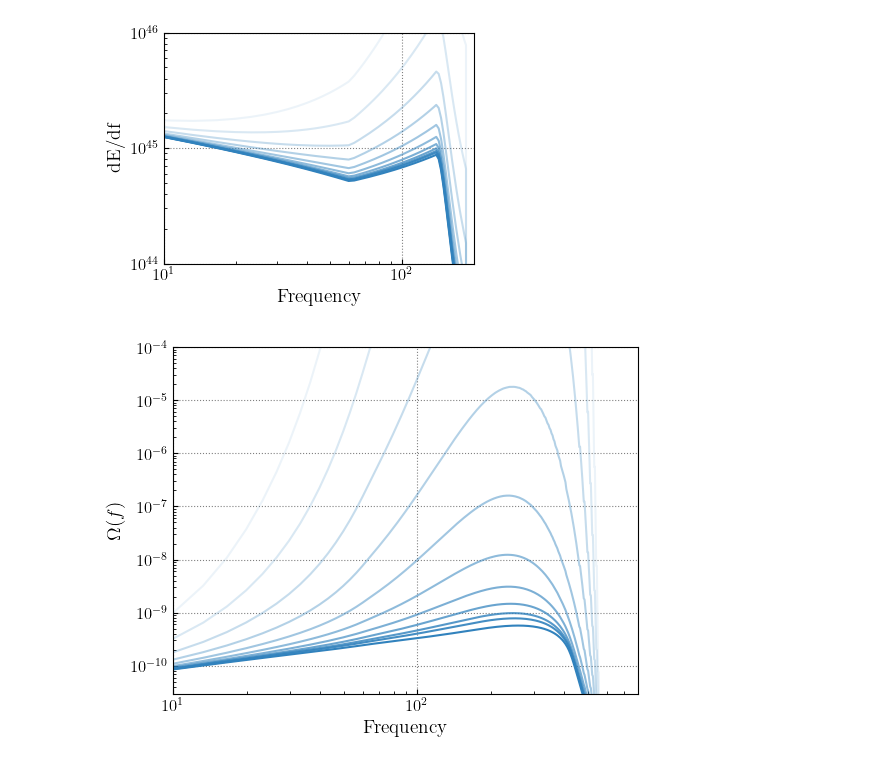
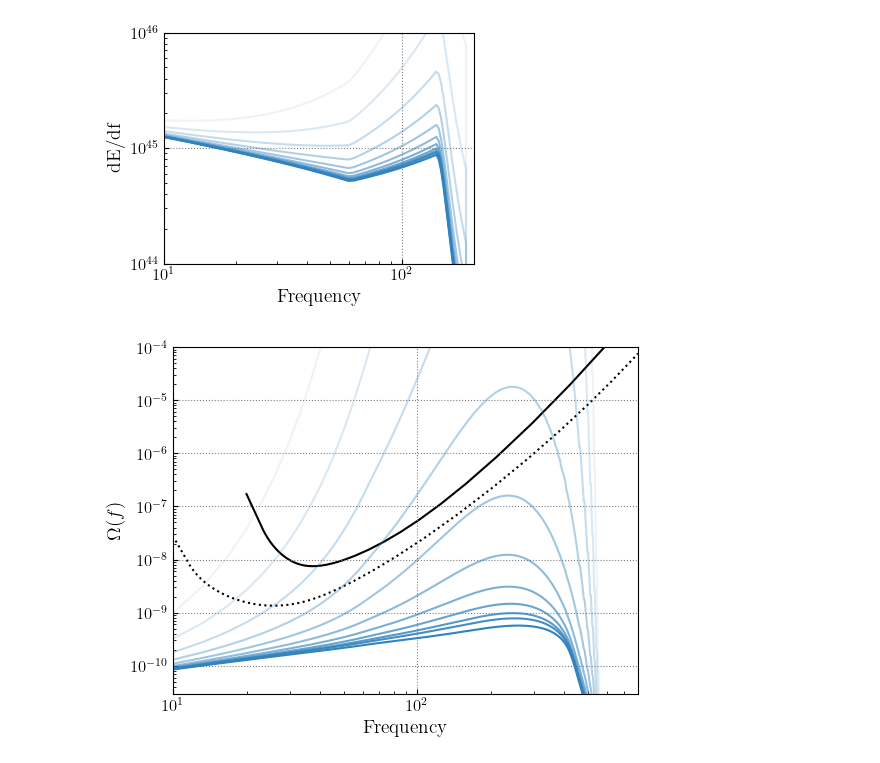
Before and after one commit to tcallister/stochastic-birefringence, a Jupyter notebook: birefringence-demo.ipynb, the cells around one changed output. Drawn from its saved outputs; the diff is of its cells as text; code cells hidden in the pictures.

Commit message:
Adding PI curves

```diff
--- a/birefringence-demo.ipynb
+++ b/birefringence-demo.ipynb
@@ -168,15 +168,23 @@ redshift_integral = np.trapz(birefringent_dedf*R0_in_Mpc3_sec[np.newaxis,:,np.ne
 OmgGW = (freqs[np.newaxis,:]/rhoC)*redshift_integral
 # %%
 # Plot!
+
+O3_PI_freqs,O3_PI = np.loadtxt('./input/O3PICurve.dat',unpack=True,usecols=(0,2),skiprows=4)
+design_PI_freqs,design_PI = np.loadtxt('./input/Design_HLV_flow_10.txt',unpack=True,usecols=(0,1))
+
 fig,ax = plt.subplots()
 for i in range(kappas.size):
     ax.plot(freqs,OmgGW[i,:],color='#3182bd',alpha=1.-float(i/kappas.size))
+
+ax.plot(O3_PI_freqs,O3_PI,color='black',zorder=-1)
+ax.plot(design_PI_freqs,design_PI,color='black',ls=':',zorder=-1)
+
 ax.set_xscale('log')
 ax.set_yscale('log')
 ax.set_xlim(10,800)
 ax.set_ylim(3e-11,1e-4)
 ax.set_xlabel('Frequency')
 ax.set_ylabel('$\Omega(f)$')
 plt.show()
 # %% [output]
-[figure, old version]
+[figure, new version]
```
Also changed, not shown: 2 other files.
